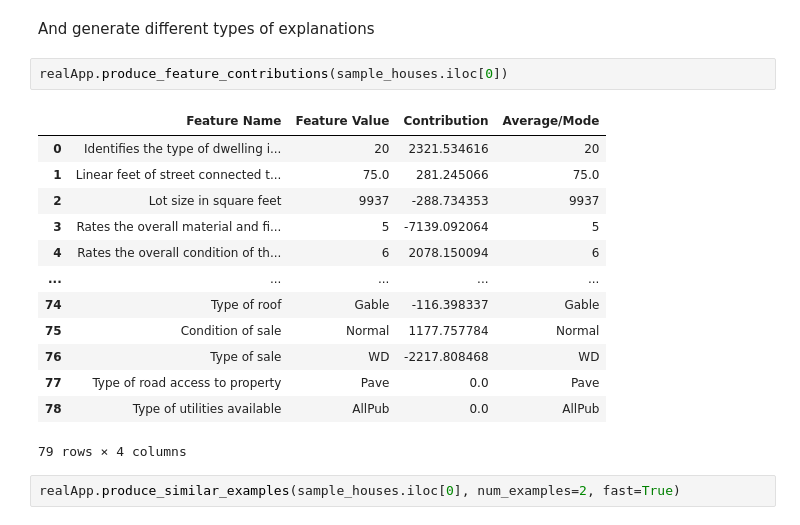
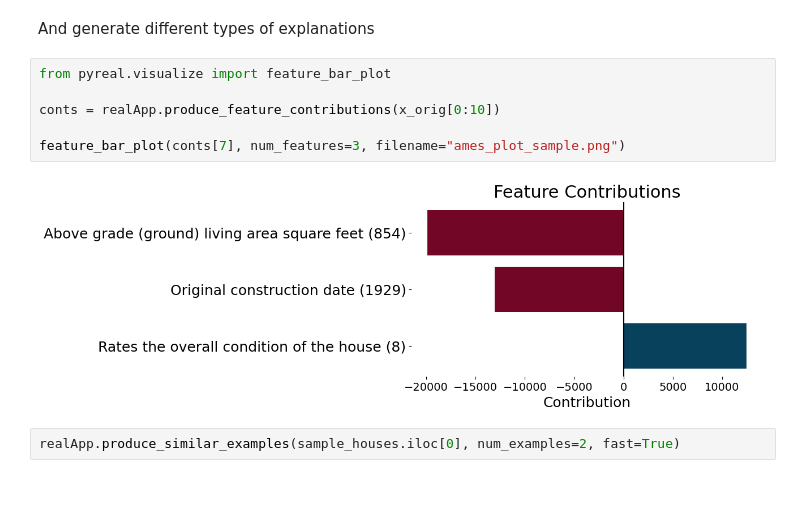
Before and after one commit to sibyl-dev/pyreal, a Jupyter notebook: tutorials/ames_housing_example.ipynb, the cells around one changed output. Saved outputs shown, nothing was run; the diff lists cells and outputs as text; blank space fills up the shorter version.

```diff
--- a/tutorials/ames_housing_example.ipynb
+++ b/tutorials/ames_housing_example.ipynb
@@ -80,22 +82,14 @@ realApp.predict(sample_houses)
  '642 Fulton Street': 232024.4787578403}
 # %% [markdown]
 And generate different types of explanations
-# %%
-realApp.produce_feature_contributions(sample_houses.iloc[0])
-# %% [output]
-|  | Feature Name | Feature Value | Contribution | Average/Mode |
-| 0 | Identifies the type of dwelling i... | 20 | 2321.534616 | 20 |
-| 1 | Linear feet of street connected t... | 75.0 | 281.245066 | 75.0 |
-| 2 | Lot size in square feet | 9937 | -288.734353 | 9937 |
-| 3 | Rates the overall material and fi... | 5 | -7139.092064 | 5 |
-| 4 | Rates the overall condition of th... | 6 | 2078.150094 | 6 |
-| ... | ... | ... | ... | ... |
-| 74 | Type of roof | Gable | -116.398337 | Gable |
-| 75 | Condition of sale | Normal | 1177.757784 | Normal |
-| 76 | Type of sale | WD | -2217.808468 | WD |
-| 77 | Type of road access to property | Pave | 0.0 | Pave |
-| 78 | Type of utilities available | AllPub | 0.0 | AllPub |
-79 rows × 4 columns
+# %%
+from pyreal.visualize import feature_bar_plot
+
+conts = realApp.produce_feature_contributions(x_orig[0:10])
+
+feature_bar_plot(conts[7], num_features=3, filename="ames_plot_sample.png")
+# %% [output]
+[figure, added]
 # %%
 realApp.produce_similar_examples(sample_houses.iloc[0], num_examples=2, fast=True)
 # %% [output]
```
Also changed, not shown: parts of 1 cell of this notebook, 5 other files.
